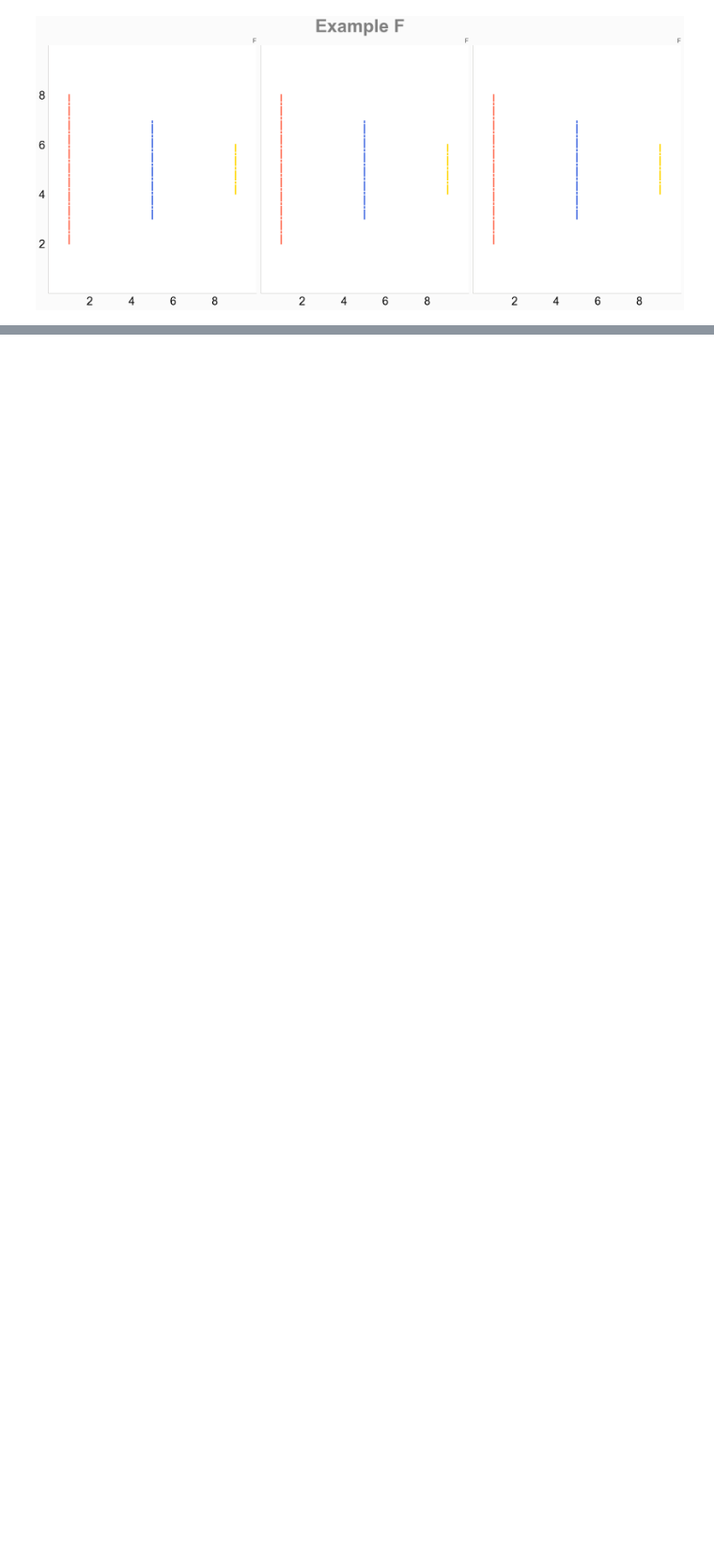
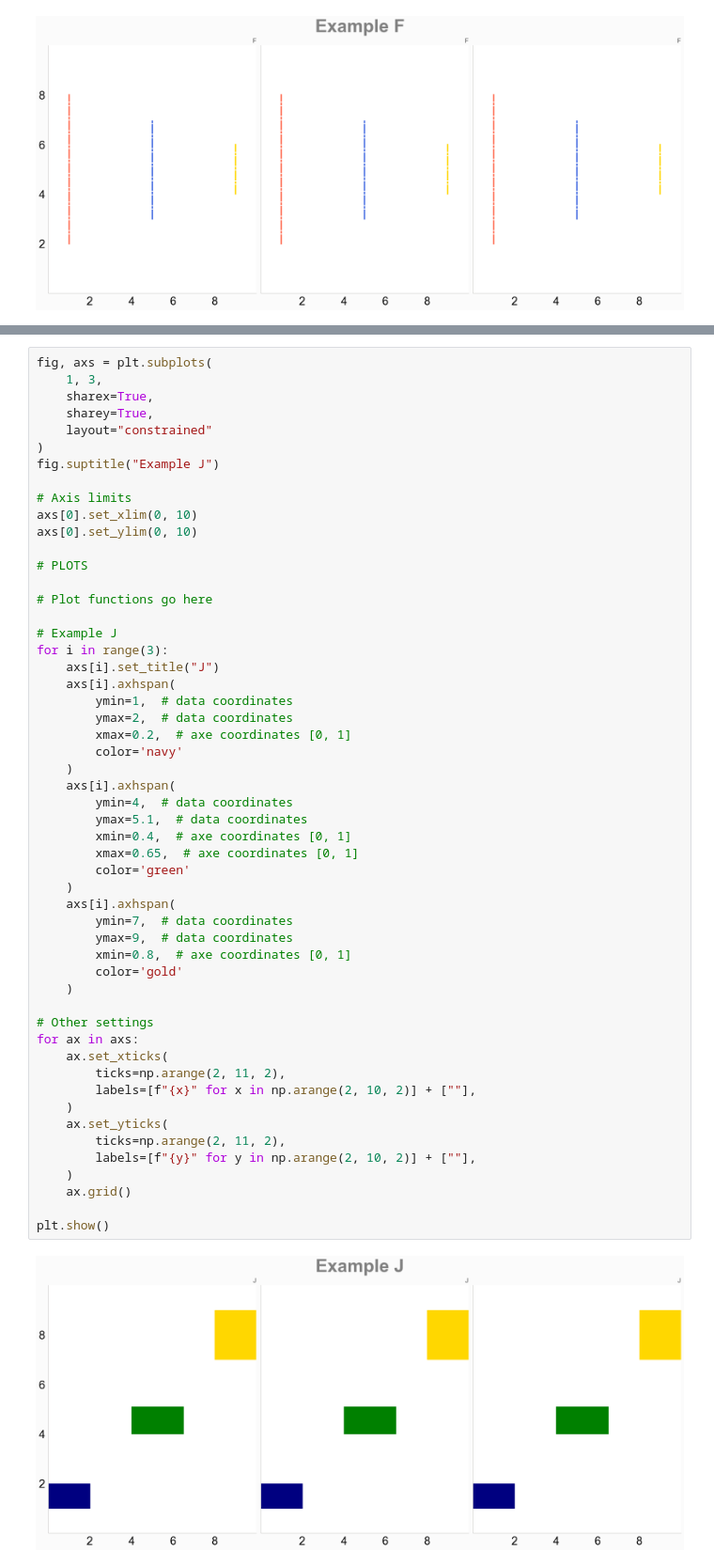
Before and after one commit to jackwychoi/SelfStudy_DataAnalysis, a Jupyter notebook: Lineplot_02.ipynb, the cells around one changed output, grey strips where cells are left out. Shown at 94% size. Drawn from its saved outputs; the diff is of its cells as text; blank space fills up the shorter version.

```diff
--- a/Lineplot_02.ipynb
+++ b/Lineplot_02.ipynb
@@ -348,0 +472,55 @@ plt.show()
+# %%
+fig, axs = plt.subplots(
+    1, 3,
+    sharex=True,
+    sharey=True,
+    layout="constrained"
+)
+fig.suptitle("Example J")
+
+# Axis limits
+axs[0].set_xlim(0, 10)
+axs[0].set_ylim(0, 10)
+
+# PLOTS
+
+# Plot functions go here
+
+# Example J
+for i in range(3):
+    axs[i].set_title("J")
+    axs[i].axhspan(
+        ymin=1,  # data coordinates
+        ymax=2,  # data coordinates
+        xmax=0.2,  # axe coordinates [0, 1]
+        color='navy'
+    )
+    axs[i].axhspan(
+        ymin=4,  # data coordinates
+        ymax=5.1,  # data coordinates
+        xmin=0.4,  # axe coordinates [0, 1]
+        xmax=0.65,  # axe coordinates [0, 1]
+        color='green'
+    )
+    axs[i].axhspan(
+        ymin=7,  # data coordinates
+        ymax=9,  # data coordinates
+        xmin=0.8,  # axe coordinates [0, 1]
+        color='gold'
+    )
+
+# Other settings
+for ax in axs:
+    ax.set_xticks(
+        ticks=np.arange(2, 11, 2),
+        labels=[f"{x}" for x in np.arange(2, 10, 2)] + [""],
+    )
+    ax.set_yticks(
+        ticks=np.arange(2, 11, 2),
+        labels=[f"{y}" for y in np.arange(2, 10, 2)] + [""],
+    )
+    ax.grid()
+
+plt.show()
+# %% [output]
+[figure, added]
```
Also changed, not shown: parts of 14 cells of this notebook.
